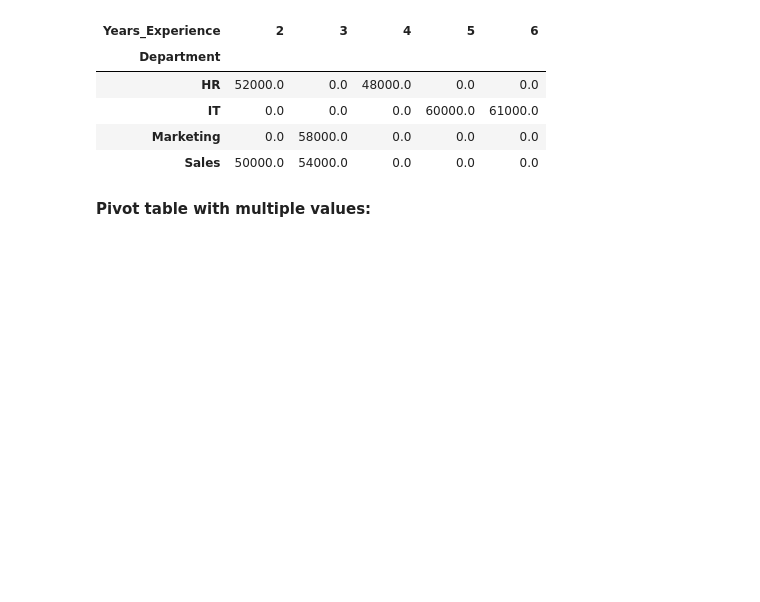
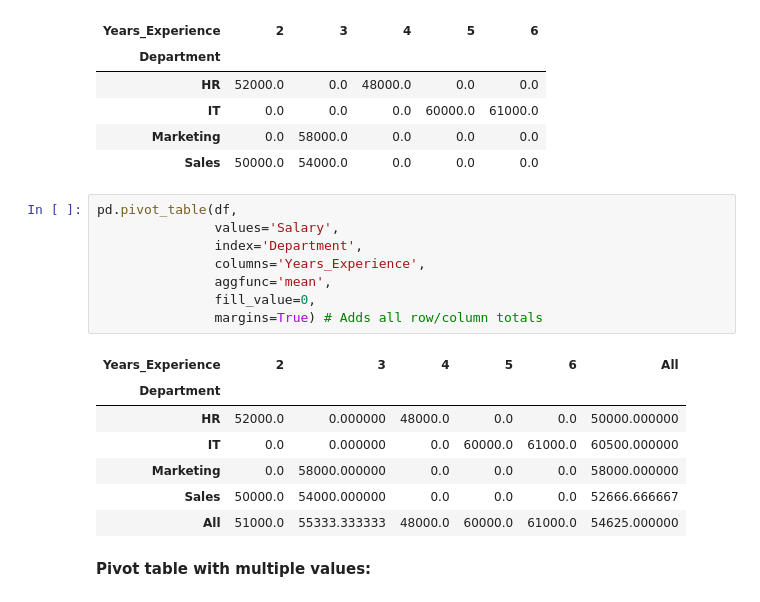
Before and after one commit to YazeedAsmar/Python, a Jupyter notebook: Data Analysis/Level 2/groupby_and_pivot_tables.ipynb, the cells around one changed output. Cells and saved outputs as stored; diff of their text form; blank space fills up the shorter version.

```diff
--- a/Data Analysis/Level 2/groupby_and_pivot_tables.ipynb
+++ b/Data Analysis/Level 2/groupby_and_pivot_tables.ipynb
@@ -173,6 +173,22 @@ pd.pivot_table(df,
 | IT | 0.0 | 0.0 | 0.0 | 60000.0 | 61000.0 |
 | Marketing | 0.0 | 58000.0 | 0.0 | 0.0 | 0.0 |
 | Sales | 50000.0 | 54000.0 | 0.0 | 0.0 | 0.0 |
+# %%
+pd.pivot_table(df,
+               values='Salary',
+               index='Department',
+               columns='Years_Experience',
+               aggfunc='mean',
+               fill_value=0,
+               margins=True) # Adds all row/column totals
+# %% [output]
+| Years_Experience | 2 | 3 | 4 | 5 | 6 | All |
+| Department |  |  |  |  |  |  |
+| HR | 52000.0 | 0.000000 | 48000.0 | 0.0 | 0.0 | 50000.000000 |
+| IT | 0.0 | 0.000000 | 0.0 | 60000.0 | 61000.0 | 60500.000000 |
+| Marketing | 0.0 | 58000.000000 | 0.0 | 0.0 | 0.0 | 58000.000000 |
+| Sales | 50000.0 | 54000.000000 | 0.0 | 0.0 | 0.0 | 52666.666667 |
+| All | 51000.0 | 55333.333333 | 48000.0 | 60000.0 | 61000.0 | 54625.000000 |
 # %% [markdown]
 **Pivot table with multiple values:**
 # %%
```
